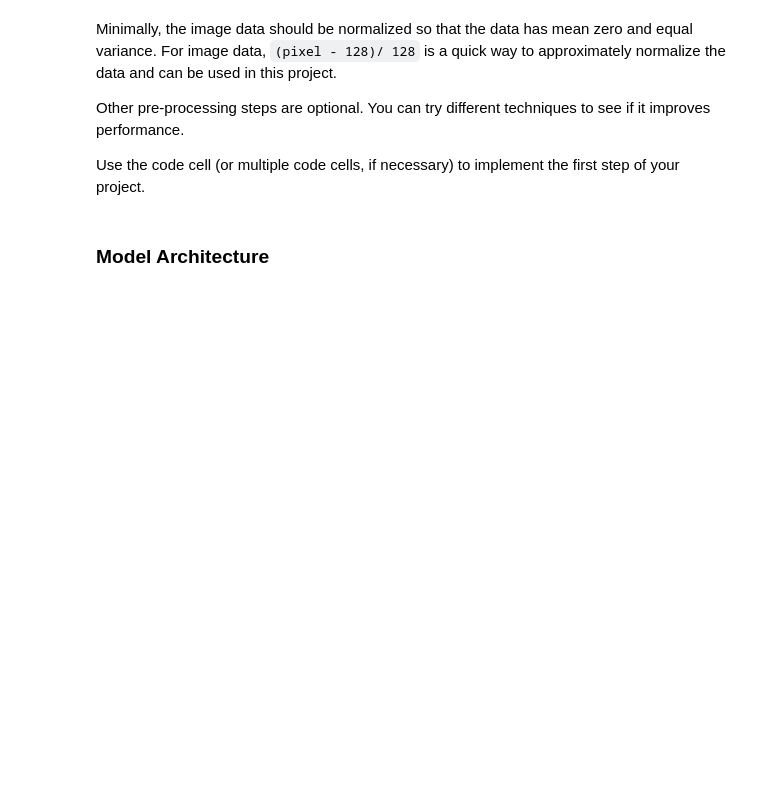
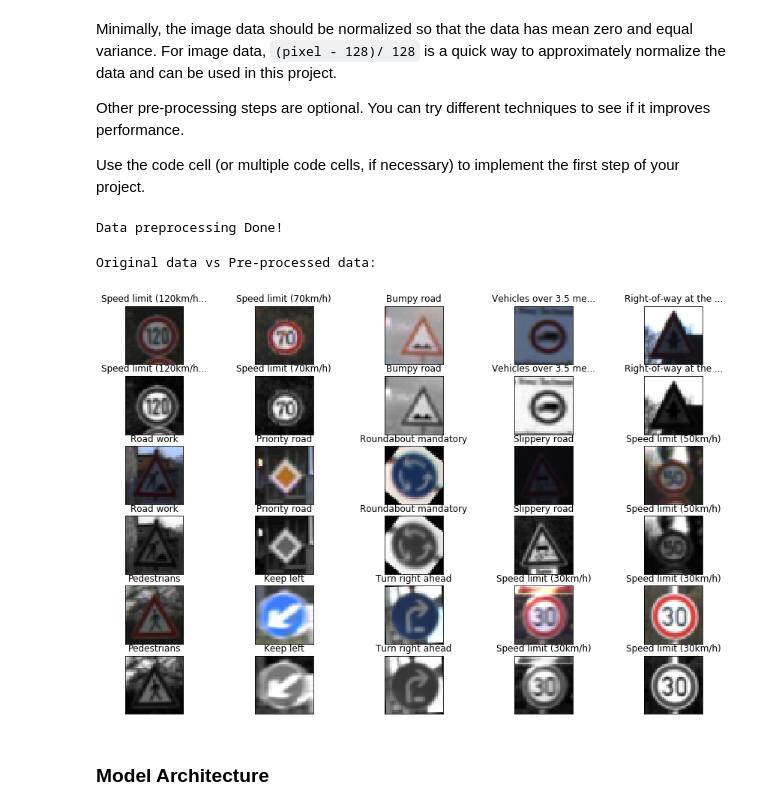
Before and after one commit to JayLSU/CarND-Traffic-Sign-Classifier-Project, a Jupyter notebook: Traffic_Sign_Classifier.ipynb, the cells around one changed output. Saved outputs shown, nothing was run; the diff lists cells and outputs as text; code cells hidden in the pictures; blank space fills up the shorter version.

```diff
--- a/Traffic_Sign_Classifier.ipynb
+++ b/Traffic_Sign_Classifier.ipynb
@@ -187,3 +257,20 @@ Use the code cell (or multiple code cells, if necessary) to implement the first
 ### Preprocess the data here. It is required to normalize the data. Other preprocessing steps could include
 ### converting to grayscale, etc.
 ### Feel free to use as many code cells as needed.
+import cv2
+### Normalize and grayscale image data
+def data_preprocess(input_image):
+    out = np.zeros((len(input_image), 32, 32, 1), np.float32)
+    for i, img in enumerate(input_image):
+        # grayscale image
+        gray_img = np.sum(img/3, axis=2, keepdims=True)
+        # normalize image
+        out[i] = (gray_img.astype(np.float32) - 128)/128
+    return out
+
+X_train_ = data_preprocess(X_train)
+X_valid_ = data_preprocess(X_valid)
+X_test_ = data_preprocess(X_test)
+print('Data preprocessing Done!')
+# %% [output]
+Data preprocessing Done!
@@ -190,2 +283,46 @@ Use the code cell (or multiple code cells, if necessary) to implement the first
+# %%
+#plot_img(X_train[0],y_train[0],Label2NameDict)
+#plot_img_gray(X_train_[0], y_train[0], Label2NameDict)
+
+
+# Visualize original data vs pre-processed data
+print('Original data vs Pre-processed data:')
+
+# Determine the rows and columns of the figures
+rows = 6
+cols = 5
+# Generate random index for figures to display
+random_index =  list(np.random.randint(0, len(X_train_)-1, size = (int)(rows * cols / 2)))
+fig, axes = plt.subplots(rows, cols, figsize=(15,10),
+                         subplot_kw={'xticks': [], 'yticks': []})
+axes = axes.ravel()
+
+for j in range(0,rows,2):
+    img_index = 0 + (int)(j/2*cols)
+    # plot origin images in the odd number row
+    for i in range(cols):
+        index_ = i + j*cols
+        image = X_train[random_index[img_index]]
+        axes[index_].imshow(image)
+        label = Label2NameDict[str(y_train[random_index[img_index]])]
+        if len(label) > 20:
+            label = label[:20] + '...'
+        axes[index_].set_title(label)
+        img_index += 1
+
+    img_index = 0 + (int)(j/2*cols)
+    # plot grayscaled images in the even number row
+    for i in range(cols):
+        index_ = i + j*cols + cols
+        image = X_train_[random_index[img_index]].squeeze()
+        axes[index_].imshow(image, cmap='gray')
+        label = Label2NameDict[str(y_train[random_index[img_index]])]
+        if len(label) > 20:
+            label = label[:20] + '...'
+        axes[index_].set_title(label)
+        img_index += 1
+# %% [output]
+Original data vs Pre-processed data:
+[figure, added]
 # %% [markdown]
 ### Model Architecture
```
Also changed, not shown: parts of 21 cells of this notebook, 4 other files.
